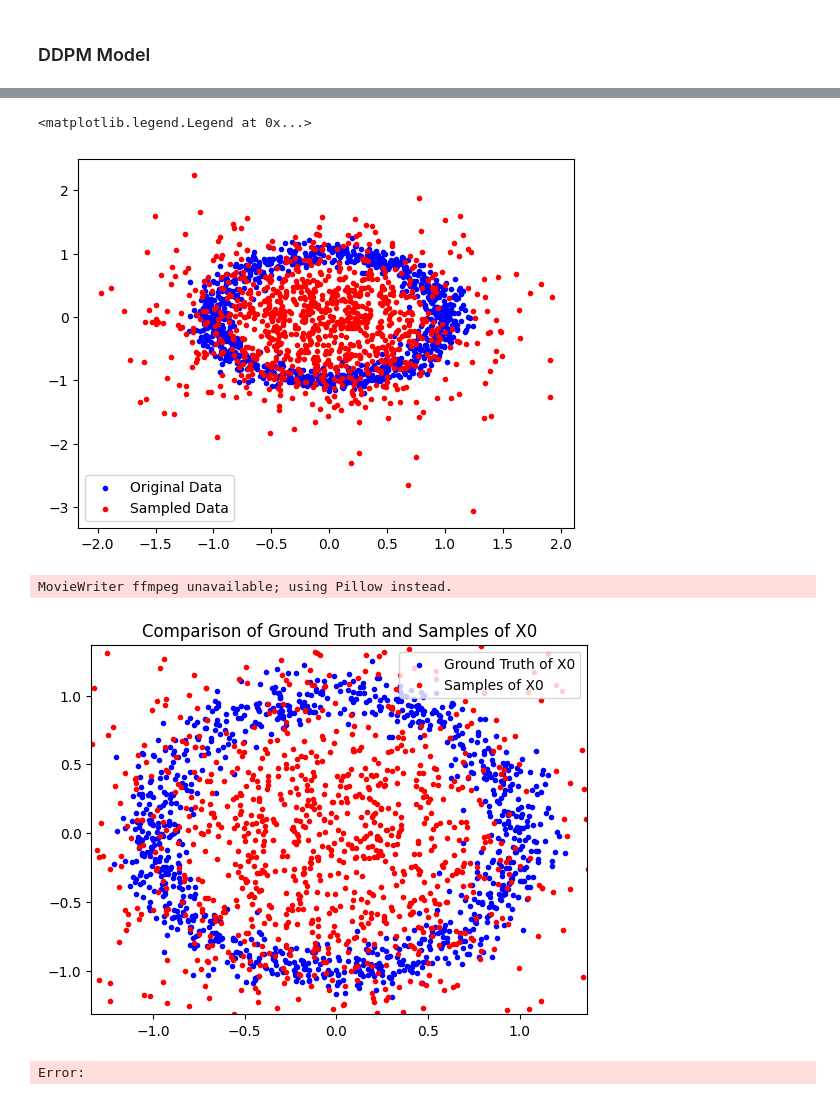
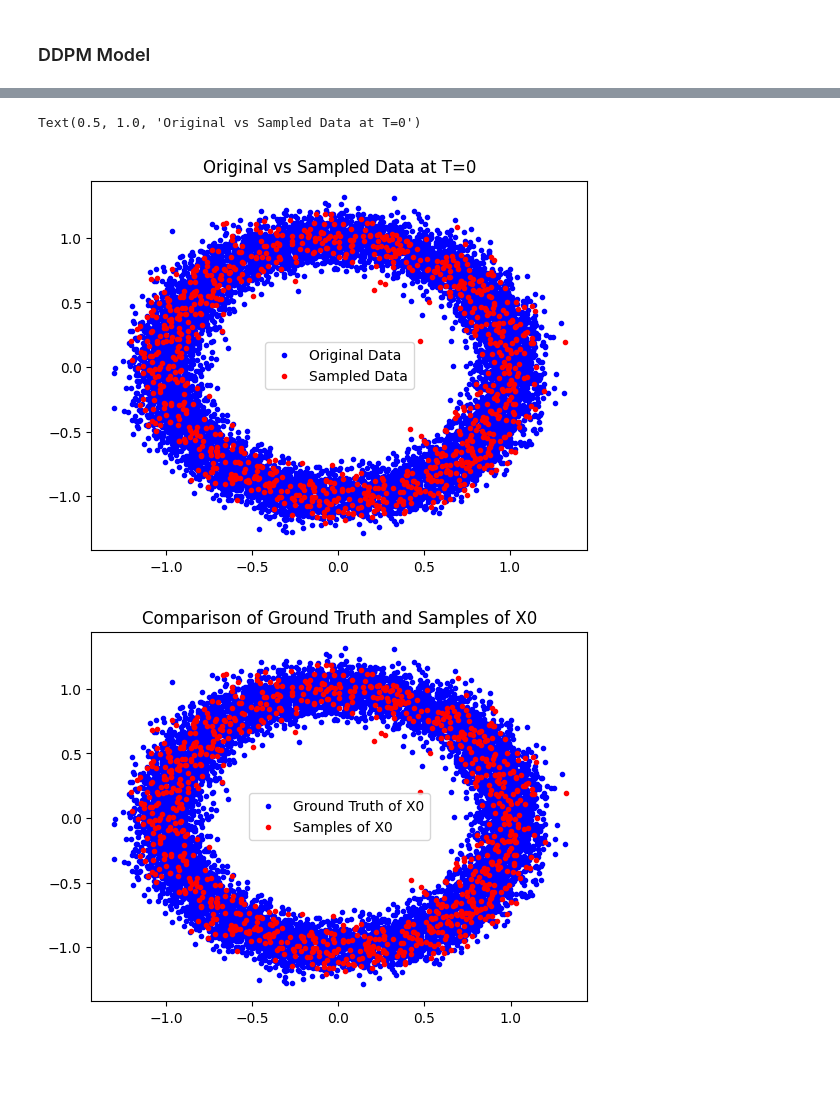
Before and after one commit to alexxthiery/mcjax, a Jupyter notebook: notebooks/denoising/denoising.ipynb, the cells around one changed output, grey strips where cells are left out. Drawn from its saved outputs; the diff is of its cells as text; code cells hidden in the pictures; blank space fills up the shorter version.

Commit message:
updated parameters

```diff
--- a/notebooks/denoising/denoising.ipynb
+++ b/notebooks/denoising/denoising.ipynb
@@ -24,11 +24,12 @@ from flax.training import train_state
 import optax
 import matplotlib.pyplot as plt
 import matplotlib.animation as animation
+plt.rcParams['animation.ffmpeg_path'] = r'C:\Users\Hangao Liang\ffmpeg\bin\ffmpeg.exe'
 
 import sys
 sys.path.append('../../')
 
-from mcjax.proba.gaussian import IsotropicGauss
+from mcjax.proba.gaussian import IsotropicGauss, Gauss
 from mcjax.proba.neal_funnel import NealFunnel
 from mcjax.proba.student import Student
 from mcjax.proba.banana2d import Banana2D
@@ -120,7 +161,7 @@ batch_size = 64
 # define hyper-parameters
 beta_start = 0.0001
 beta_end = 0.02
-betas = jnp.linspace(beta_start, beta_end, T)
+betas = beta_start * (beta_end / beta_start) ** (jnp.linspace(0, 1, T))
 alphas = 1 - betas
 alpha_bars = jnp.cumprod(alphas)
 # %%
@@ -171,17 +212,19 @@ def create_train_state(model, key):
     return train_state.TrainState.create(apply_fn=model.apply, params=params, tx=tx)
 
 def compute_loss(params, apply, key, x0):
+    batch_size = x0.shape[0]
     key1, key2 = jr.split(key, 2)
     noise = jr.normal(key1, x0.shape)
 
     # choose a random time step
-    t = jr.randint(key2, (1,), 0, T)[0]
+    t = jr.randint(key2, (batch_size,), 0, T)
 
     # forward process
-    xt = jnp.sqrt(alpha_bars[t])*x0 \
-        + jnp.sqrt(1-alpha_bars[t])*noise
+    alpha_t = alpha_bars[t].reshape(-1, *([1]*(len(x0.shape)-1)))
+    xt = jnp.sqrt(alpha_t)*x0 \
+        + jnp.sqrt(1-alpha_t)*noise
 
-    pred_noise = apply({"params": params}, xt, jnp.full((batch_size,), t))
+    pred_noise = apply({"params": params}, xt, t)
     return jnp.mean(jnp.sum((pred_noise - noise)**2, axis=1))
 
 # training loop
@@ -242,8 +285,8 @@ def train(model, key, init_state, dataset, num_steps=1000, num_samples=1000):
     return model, state
 # %%
 model = MLPModel(dim, T)
-num_samples = 1000
-num_steps = 100
+num_samples = 10000
+num_steps = 1000
 
 key = jr.key(0)
 key, key_ = jr.split(key)
@@ -271,10 +321,11 @@ samples_list = sample(model, final_state.params, key, dim)
 # %%
 plt.scatter(dataset[:,0], dataset[:,1], marker='.', color='b', label='Original Data')
 plt.scatter(samples_list[-1][:,0], samples_list[-1][:,1], marker='.', color = 'r', label='Sampled Data')
 plt.legend()
+plt.title('Original vs Sampled Data at T=0')
 # %% [output]
-<matplotlib.legend.Legend at 0x...>
+Text(0.5, 1.0, 'Original vs Sampled Data at T=0')
-[figure, old version]
+[figure, new version]
 # %%
 # Create figure and axis
 fig, ax = plt.subplots()
@@ -294,8 +345,6 @@ def update(frame):
 
 # Create animation
 ani = animation.FuncAnimation(fig, update, frames=len(samples_list), interval=200, blit=True)
-ani.save("scatter_animation.gif")
+ani.save("scatter_animation.mp4",writer='ffmpeg')
 # %% [output]
-MovieWriter ffmpeg unavailable; using Pillow instead.
-[figure, old version]
+[figure, new version]
-Error:
```
Also changed, not shown: parts of 5 cells of this notebook, 5 other files.
